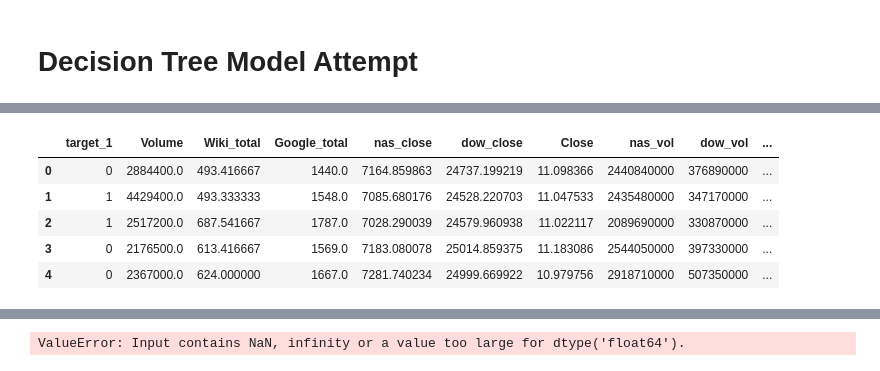
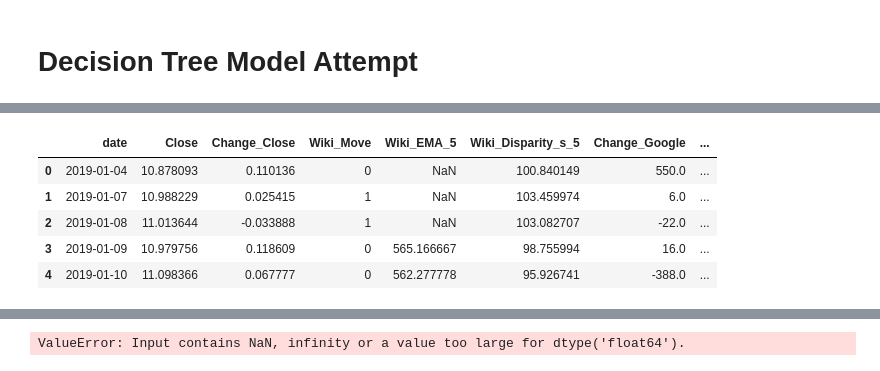
Before and after one commit to fabcabrera/Stock-Predictions, a Jupyter notebook: Fabrizio/DT Model Attempt.ipynb, the cells around one changed output, grey strips where cells are left out. Drawn from its saved outputs; the diff is of its cells as text; code cells hidden in the pictures.

```diff
--- a/Fabrizio/DT Model Attempt.ipynb
+++ b/Fabrizio/DT Model Attempt.ipynb
@@ -16,20 +15,22 @@ df.head()
-# %%
-# UBS_1, Basic Varaibles,
-df = df[df.columns.drop(list(df.filter(regex='Move')))]
-df = df[["date", "Close", "Change_Close"
-            "Wiki_Move", "Google_total",
-            "nas_close", "dow_close",
-            "Close", "nas_vol",
-            "dow_vol", "Stock_diff",
-            "Stoch_Oscillator_3", "Stoch_Oscillator_14", "target_1"]]
-df.head()
-# %% [output]
-|  | target_1 | Volume | Wiki_total | Google_total | nas_close | dow_close | Close | nas_vol | dow_vol | ... |
-| 0 | 0 | 2884400.0 | 493.416667 | 1440.0 | 7164.859863 | 24737.199219 | 11.098366 | 2440840000 | 376890000 | ... |
-| 1 | 1 | 4429400.0 | 493.333333 | 1548.0 | 7085.680176 | 24528.220703 | 11.047533 | 2435480000 | 347170000 | ... |
-| 2 | 1 | 2517200.0 | 687.541667 | 1787.0 | 7028.290039 | 24579.960938 | 11.022117 | 2089690000 | 330870000 | ... |
-| 3 | 0 | 2176500.0 | 613.416667 | 1569.0 | 7183.080078 | 25014.859375 | 11.183086 | 2544050000 | 397330000 | ... |
-| 4 | 0 | 2367000.0 | 624.000000 | 1667.0 | 7281.740234 | 24999.669922 | 10.979756 | 2918710000 | 507350000 | ... |
+# %%
+# df_1, Basic Varaibles,
+df = df[["date", "Close", "Change_Close",
+            "Wiki_Move", "Wiki_EMA_5",
+            "Wiki_Disparity_s_5", "Change_Google",
+            "Google_MAvg_s_5", "Google_EMA_Move_5",
+            "Google_Disparity_s_Move", "Google_ROC_Move",
+            "Google_RSI_Move", "Wiki_Disparity_s",
+            "Stock_RSI_Move", "Google_MAvg_s_6", "Google_Move",
+            "Stoch_Oscillator_14", "target_1"
+            ]]
+df.head()
+# %% [output]
+|  | date | Close | Change_Close | Wiki_Move | Wiki_EMA_5 | Wiki_Disparity_s_5 | Change_Google | ... |
+| 0 | 2019-01-04 | 10.878093 | 0.110136 | 0 | NaN | 100.840149 | 550.0 | ... |
+| 1 | 2019-01-07 | 10.988229 | 0.025415 | 1 | NaN | 103.459974 | 6.0 | ... |
+| 2 | 2019-01-08 | 11.013644 | -0.033888 | 1 | NaN | 103.082707 | -22.0 | ... |
+| 3 | 2019-01-09 | 10.979756 | 0.118609 | 0 | 565.166667 | 98.755994 | 16.0 | ... |
+| 4 | 2019-01-10 | 11.098366 | 0.067777 | 0 | 562.277778 | 95.926741 | -388.0 | ... |
 # %%
 df.head()
 # %% [output]
```
Also changed, not shown: parts of 20 cells of this notebook.
